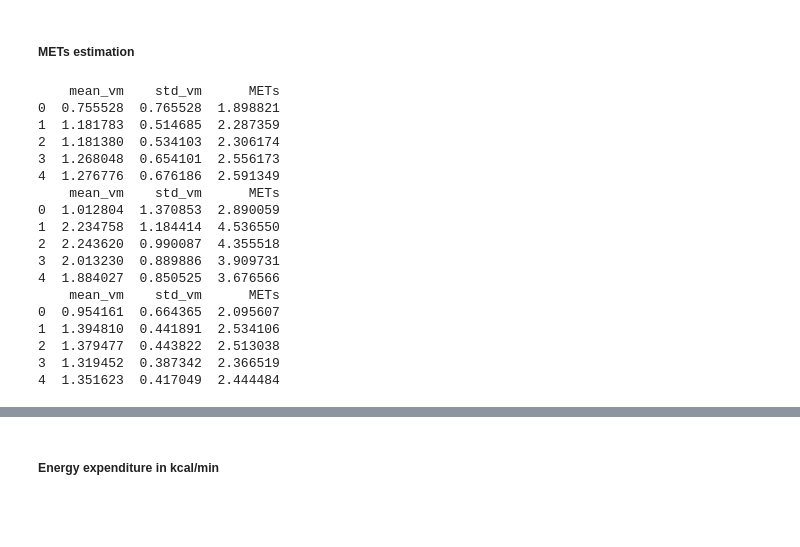
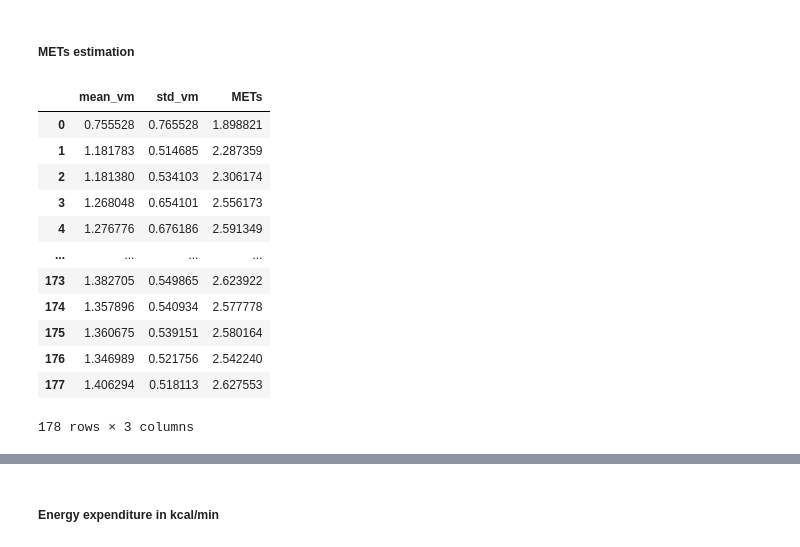
Before and after one commit to RachidatouOuattara/HAH913E-2024-physical-activity-analysis, a Jupyter notebook: Notebooks/AX3_project.ipynb, the cells around one changed output, grey strips where cells are left out. Cells and saved outputs as stored; diff of their text form; code cells hidden in the pictures; blank space fills up the shorter version.

```diff
--- a/Notebooks/AX3_project.ipynb
+++ b/Notebooks/AX3_project.ipynb
@@ -721,34 +721,27 @@ feature_jump
 # %%
 # Function for estimating METs as a function of mean_vm and std_vm
 def estimate_mets(features):
     # Coefficients based on activity intensity
     features['METs'] = 1.5 * features['mean_vm'] + 1 * features['std_vm']  #  to be adjusted according to performance
     return features
 
 feature_run = estimate_mets(feature_run)
 feature_jump = estimate_mets(feature_jump)
 feature_box = estimate_mets(feature_box)
 
 # Displaying results
-print(feature_run[['mean_vm', 'std_vm', 'METs']].head())
-print(feature_jump[['mean_vm', 'std_vm', 'METs']].head())
-print(feature_box[['mean_vm', 'std_vm', 'METs']].head())
+feature_run[['mean_vm', 'std_vm', 'METs']]
 # %% [output]
+|  | mean_vm | std_vm | METs |
+| 0 | 0.755528 | 0.765528 | 1.898821 |
+| 1 | 1.181783 | 0.514685 | 2.287359 |
+| 2 | 1.181380 | 0.534103 | 2.306174 |
+| 3 | 1.268048 | 0.654101 | 2.556173 |
+| 4 | 1.276776 | 0.676186 | 2.591349 |
+| ... | ... | ... | ... |
+| 173 | 1.382705 | 0.549865 | 2.623922 |
+| 174 | 1.357896 | 0.540934 | 2.577778 |
+| 175 | 1.360675 | 0.539151 | 2.580164 |
+| 176 | 1.346989 | 0.521756 | 2.542240 |
+| 177 | 1.406294 | 0.518113 | 2.627553 |
-    mean_vm    std_vm      METs
-0  0.755528  0.765528  1.898821
-1  1.181783  0.514685  2.287359
-2  1.181380  0.534103  2.306174
-3  1.268048  0.654101  2.556173
-4  1.276776  0.676186  2.591349
-    mean_vm    std_vm      METs
-0  1.012804  1.370853  2.890059
-1  2.234758  1.184414  4.536550
-2  2.243620  0.990087  4.355518
-3  2.013230  0.889886  3.909731
-4  1.884027  0.850525  3.676566
-    mean_vm    std_vm      METs
-0  0.954161  0.664365  2.095607
-1  1.394810  0.441891  2.534106
-2  1.379477  0.443822  2.513038
-3  1.319452  0.387342  2.366519
-4  1.351623  0.417049  2.444484
+178 rows × 3 columns
```
Also changed, not shown: parts of 9 cells of this notebook.
